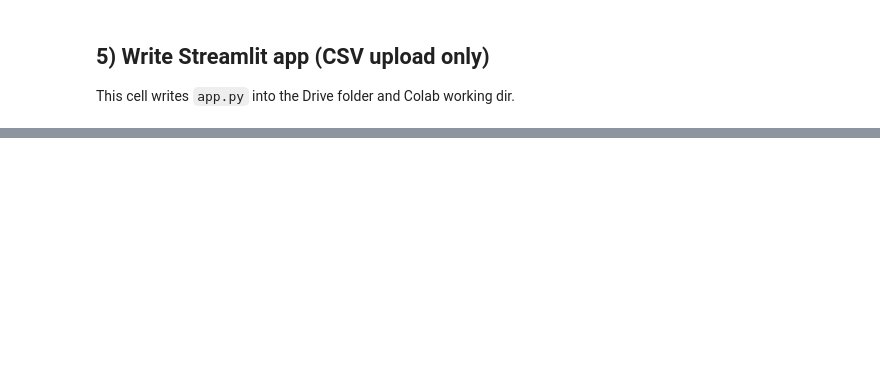
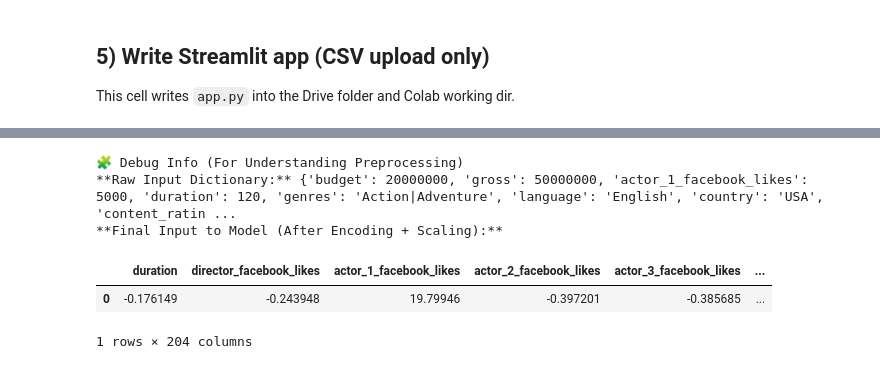
Before and after one commit to Ishuu088/Movie_Success_Prediction, a Jupyter notebook: movie_prediction_colab.ipynb, the cells around one changed output, grey strips where cells are left out. Cells and saved outputs as stored; diff of their text form; code cells hidden in the pictures; blank space fills up the shorter version.

```diff
--- a/movie_prediction_colab.ipynb
+++ b/movie_prediction_colab.ipynb
@@ -929,0 +1009,12 @@ WARNING:pyngrok.process.ngrok:t=2025-10-08T08:25:56+0000 lvl=warn msg="Stopping
+# %%
+# Select features (you can add/remove)
+features = ['budget', 'gross', 'duration', 'director_facebook_likes',
+            'actor_1_facebook_likes', 'num_user_for_reviews',
+            'num_voted_users', 'imdb_score']
+
+X = df[features]
+y = df['Classify']
+
+print("✅ Feature shape:", X.shape)
+print("✅ Labels distribution:")
+print(y.value_counts())
@@ -929,0 +1081,7 @@ WARNING:pyngrok.process.ngrok:t=2025-10-08T08:25:56+0000 lvl=warn msg="Stopping
+# %%
+import pickle
+
+with open('movie_hit_model.pkl', 'wb') as f:
+    pickle.dump((model, le, features), f)
+
+print("✅ Model saved as 'movie_hit_model.pkl'")
@@ -929,0 +1291,51 @@ WARNING:pyngrok.process.ngrok:t=2025-10-08T08:25:56+0000 lvl=warn msg="Stopping
+# %%
+# --- DEBUG SECTION: To see preprocessing and inputs ---
+print("🧩 Debug Info (For Understanding Preprocessing)")
+
+# Define a sample input dictionary (must match the structure from the Streamlit app)
+# This should ideally be based on the sample_raw_input or similar
+input_dict = {
+    'budget': 20000000,
+    'gross': 50000000,
+    'actor_1_facebook_likes': 5000, # Example value
+    'duration': 120,
+    'genres': 'Action|Adventure',
+    'language': 'English',
+    'country': 'USA',
+    'content_rating': 'PG-13'
+}
+
+print("**Raw Input Dictionary:**", input_dict)
+
+# Note: X_input is created in the Streamlit app's logic (simulated in DgSRLMpoeVqE)
+# To display it here, you would need to run the preprocessing steps from DgSRLMpoeVqE
+
+# For demonstration, check if X_input is defined and valid in the kernel's state.
+if 'X_input' in locals() and not X_input.isnull().values.any() and not np.isinf(X_input.values).any():
+    print("**Final Input to Model (After Encoding + Scaling):**")
+    display(X_input)
+else:
+    print("Warning: X_input is not defined or is not valid. Run the preprocessing steps from the previous debug cell (DgSRLMpoeVqE) first.")
+
+# See prediction probabilities
+try:
+    # Need to ensure model and le are loaded in this scope if not already
+    if 'model' in locals() and 'le' in locals() and 'X_input' in locals() and not X_input.isnull().values.any() and not np.isinf(X_input.values).any():
+        probs = model.predict_proba(X_input)[0]
+        # Ensure classes are correctly ordered for display
+        classes = le.inverse_transform(range(len(probs)))
+        print("**Prediction Probabilities:**")
+        # Display probabilities as a DataFrame for better readability
+        display(pd.DataFrame({'Class': classes, 'Probability': probs}).sort_values('Class'))
+    else:
+        print("Warning: Model, Label Encoder, or X_input not loaded/defined or X_input is not valid to show probabilities.")
+
+except Exception as e:
+    print(f"Couldn't print probabilities: {e}")
+# %% [output]
+🧩 Debug Info (For Understanding Preprocessing)
+**Raw Input Dictionary:** {'budget': 20000000, 'gross': 50000000, 'actor_1_facebook_likes': 5000, 'duration': 120, 'genres': 'Action|Adventure', 'language': 'English', 'country': 'USA', 'content_ratin ...
+**Final Input to Model (After Encoding + Scaling):**
+|  | duration | director_facebook_likes | actor_1_facebook_likes | actor_2_facebook_likes | actor_3_facebook_likes | ... |
+| 0 | -0.176149 | -0.243948 | 19.79946 | -0.397201 | -0.385685 | ... |
+1 rows × 204 columns
```
Also changed, not shown: parts of 64 cells of this notebook.
